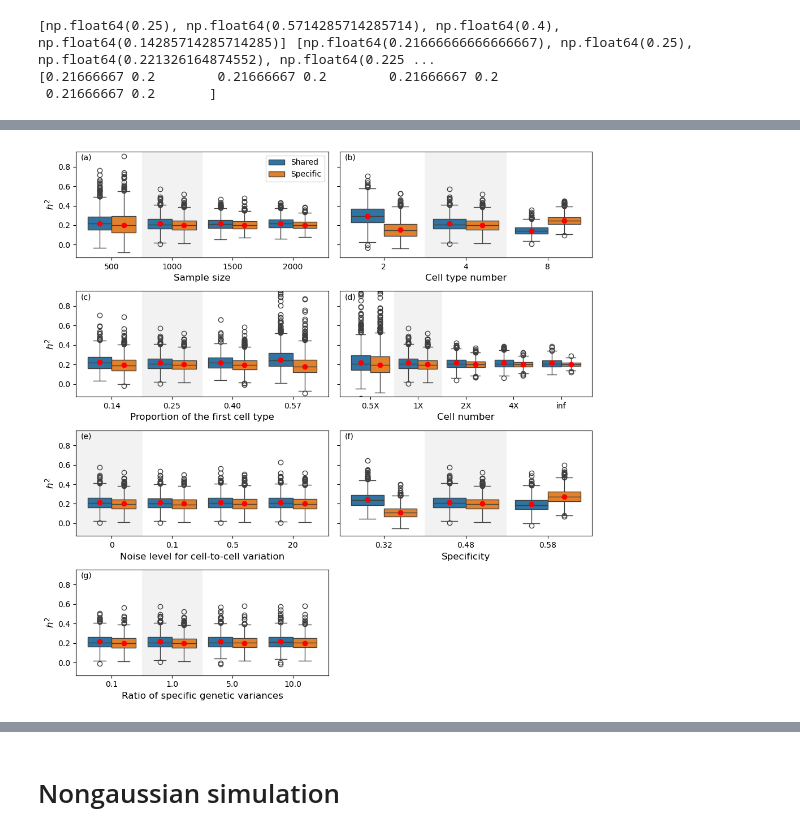
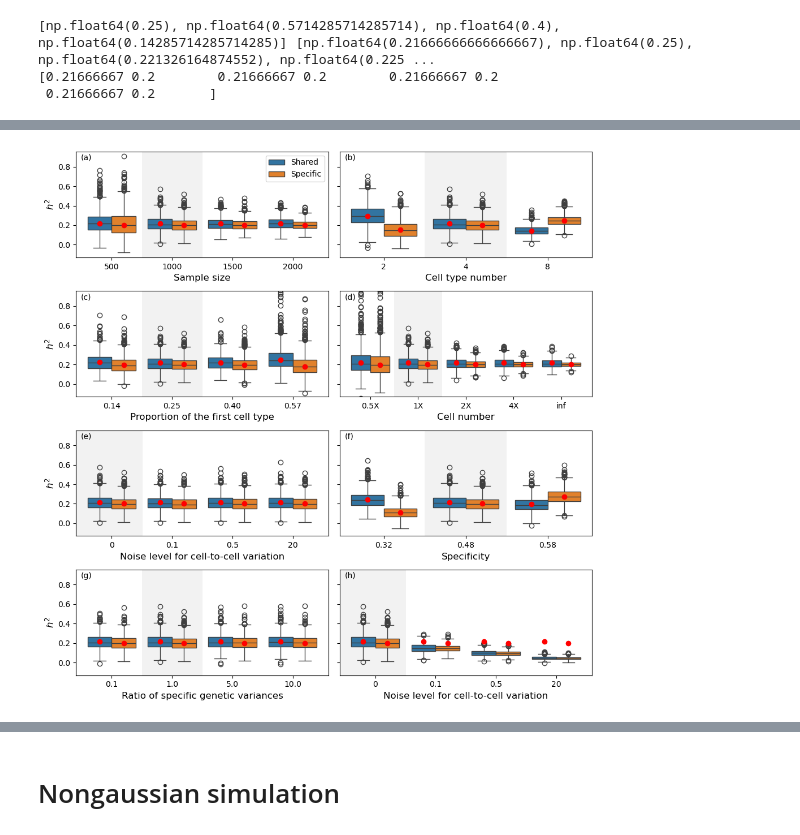
Before and after one commit to Minhui-Chen/CIGMA, a Jupyter notebook: workflow/notebook/fig2.ipynb, the cells around one changed output, grey strips where cells are left out. Drawn from its saved outputs; the diff is of its cells as text; code cells hidden in the pictures.

```diff
--- a/workflow/notebook/fig2.ipynb
+++ b/workflow/notebook/fig2.ipynb
@@ -663,8 +655,8 @@ inf
 # Supp fig: unbiased + power
 # %%
 # par
-hom_g2 = 0.13
-hom_e2 = 0.11
+hom_g2 = Hom_g2
+hom_e2 = Hom_e2
 
 # sample size
 ss_real_shared_h2 = []
@@ -901,6 +893,20 @@ print(noisy_nu_real_h2)
 noisy_nu_df = pd.concat(noisy_nu_data)
 noisy_nu_df = noisy_nu_df.melt(id_vars=['Noise'], value_vars=['Shared', 'Specific'], var_name='Category', value_name='h2')
 noisy_nu_power = pd.DataFrame(noisy_nu_power).sort_values(by='Noise')
+
+# reml
+reml_nu = np.load('../../analysis/sim/free/ss~1000_a~2_2_2_2_vc~0.13_0.13_0.11_0.04_0.08_0.51_beta~8_4_2_1_V_diag~1_1_1_1_V_tril~0_W_diag~1_1_1_1_W_tril~0_std_nu_scale~0.4/L_20_nL_80/out.reml.noisy_nu.npy', allow_pickle=True).item()
+reml_noisy_nu_data = []
+
+for noise, out in zip([0] + nu_noises, [ss_out['1000']] + [reml_nu[key] for key in nu_noises]):
+    tmp_df = util.read_out(out, ['free:hom_g2', 'free:v', 'free:hom_e2', 'free:w'])
+    shared_h2 = tmp_df['free:hom_g2'] / (tmp_df['free:hom_g2'] + tmp_df['free:v'] + tmp_df['free:hom_e2'] + tmp_df['free:w'])
+    specific_h2 = tmp_df['free:v'] / (tmp_df['free:hom_g2'] + tmp_df['free:v'] + tmp_df['free:hom_e2'] + tmp_df['free:w'])
+    tmp = {'Noise': str(noise), 'Shared': shared_h2, 'Specific': specific_h2}
+    reml_noisy_nu_data.append(pd.DataFrame(tmp))
+
+reml_noisy_nu_df = pd.concat(reml_noisy_nu_data)
+reml_noisy_nu_df = reml_noisy_nu_df.melt(id_vars=['Noise'], value_vars=['Shared', 'Specific'], var_name='Category', value_name='h2')
 # %% [output]
 [np.float64(0.25), np.float64(0.5714285714285714), np.float64(0.4), np.float64(0.14285714285714285)] [np.float64(0.21666666666666667), np.float64(0.25), np.float64(0.221326164874552), np.float64(0.225 ...
 [0.21666667 0.2        0.21666667 0.2        0.21666667 0.2
@@ -1049,7 +1055,25 @@ ax.text(0.02, 0.92, "(g)", transform=ax.transAxes)
 rectangle = patches.Rectangle(((xs[1] + xs[2]) / 2, ymin), (xs[3] - xs[1]), ymax - ymin, edgecolor=None, facecolor='0.9', alpha=0.5, zorder=0)
 ax.add_patch(rectangle)
 
-axes[3, 1].axis('off')
+# nu noise: reml
+ax = axes[3, 1]
+tmp_noisy_nu_df = reml_noisy_nu_df.copy()
+# tmp_noisy_nu_df['h2'] = tmp_noisy_nu_df['h2'].clip(amin, amax)  # clip
+sns.boxplot(data=tmp_noisy_nu_df, x='Noise', y='h2', hue='Category', ax=ax)
+
+ax.set_xlabel('Noise level for cell-to-cell variation', fontsize=12)
+ax.set_ylabel(r'$h^2$', fontsize=12)
+handles, labels = ax.get_legend_handles_labels()
+ax.legend().set_visible(False)
+ax.tick_params(axis='both', labelsize=10)
+
+xs = plot.snsbox_get_x(tmp_noisy_nu_df['Noise'].nunique(), 2)
+ax.scatter(xs, noisy_nu_real_h2, color='r', zorder=10)
+
+ax.text(0.02, 0.92, "(h)", transform=ax.transAxes)
+xmin, xmax = ax.get_xlim()
+rectangle = patches.Rectangle((xmin, ymin), (xs[2] - xs[0] + .1), ymax - ymin, edgecolor=None, facecolor='0.9', alpha=0.5, zorder=0)
+ax.add_patch(rectangle)
 
 fig.tight_layout()
 # %% [output]
@@ -1068 +1094 @@ fig.tight_layout()
-[figure, old version]
+[figure, new version]
```
Also changed, not shown: parts of 50 cells of this notebook, 16 other files.
